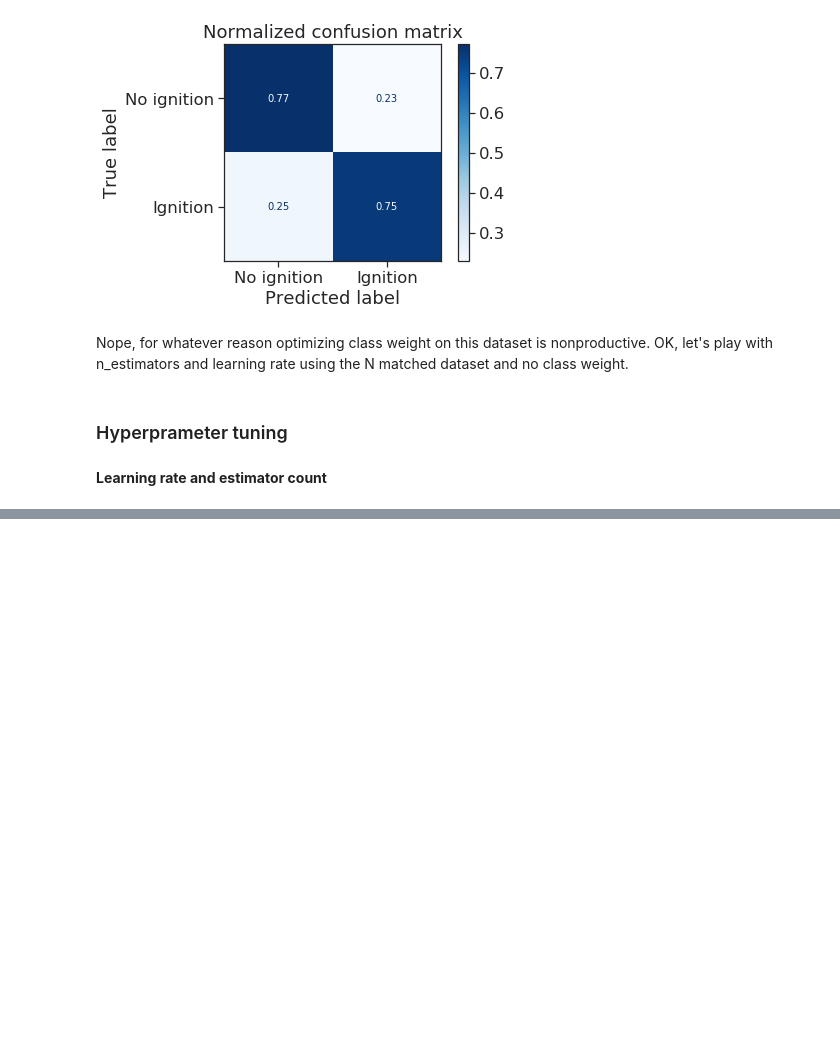
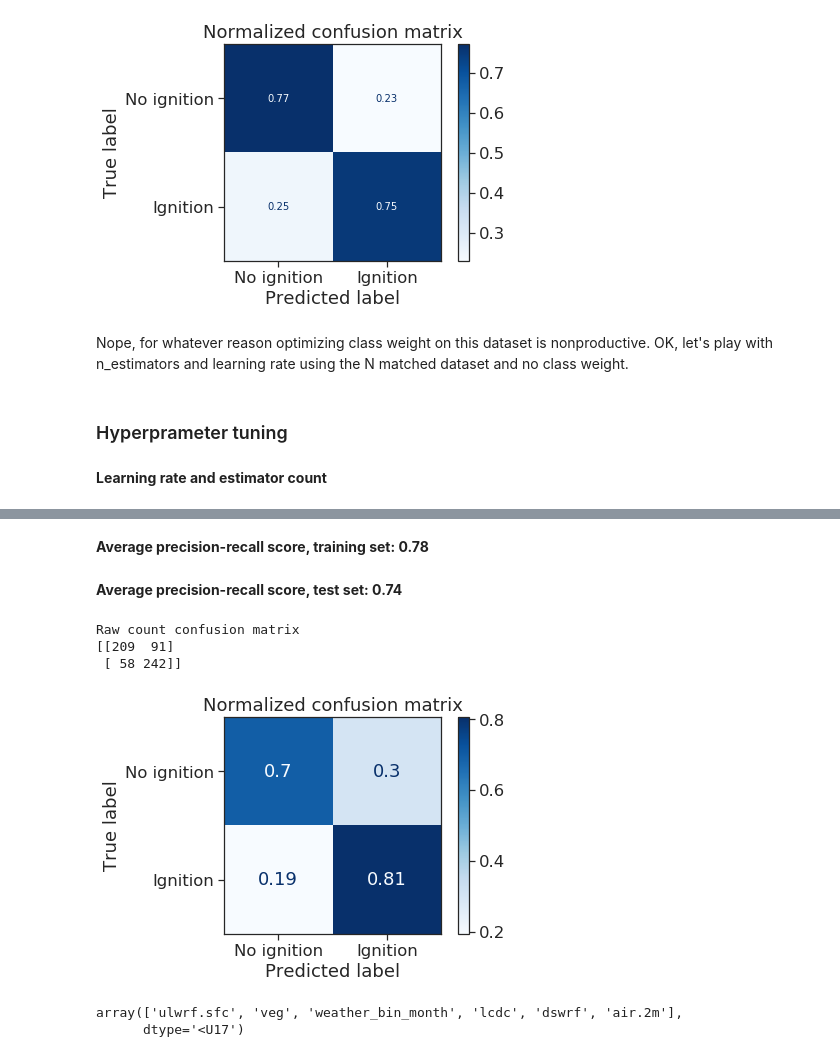
Before and after one commit to aristyogresearch/wildfire, a Jupyter notebook: notebooks/XGBoost_testing.ipynb, the cells around one changed output, grey strips where cells are left out. Saved outputs shown, nothing was run; the diff lists cells and outputs as text; code cells hidden in the pictures; blank space fills up the shorter version.

```diff
--- a/notebooks/XGBoost_testing.ipynb
+++ b/notebooks/XGBoost_testing.ipynb
@@ -466,0 +576,31 @@ plt.show()
+# %%
+# grab top n feature names
+top_n_features = feature_names[indices[0:6]]
+
+# rebuild training and test sets with feature subset
+balanced_data_subset = balanced_data[top_n_features]
+x_train_balanced_subset, y_train_balanced_subset, x_test_balanced_subset, y_test_balanced_subset = stratified_train_test_split(balanced_data_subset, balanced_targets, rand_seed)
+
+# instantiate and train classifier with optimized hyperparameters
+xgb_mod = XGBClassifier(
+        n_jobs=(xgb_jobs * optimization_jobs), # use everything we've got!
+        random_state=rand_seed
+)
+
+xgb_mod.fit(x_train_balanced_subset, y_train_balanced_subset)
+
+# score and show confusion matrix
+print_model_score(xgb_mod, x_train_balanced_subset, y_train_balanced_subset, x_test_balanced_subset, y_test_balanced_subset)
+display_confusion_matrix(xgb_mod, class_names, x_test_balanced_subset, y_test_balanced_subset)
+# %% [output]
+**Average precision-recall score, training set: 0.78**
+**Average precision-recall score, test set: 0.74**
+Raw count confusion matrix
+[[209  91]
+ [ 58 242]]
+[figure, added]
+# %%
+top_n_features
+# %% [output]
+array(['ulwrf.sfc', 'veg', 'weather_bin_month', 'lcdc', 'dswrf', 'air.2m'],
+      dtype='<U17')
```
Also changed, not shown: parts of 15 cells of this notebook, 1 other file.
